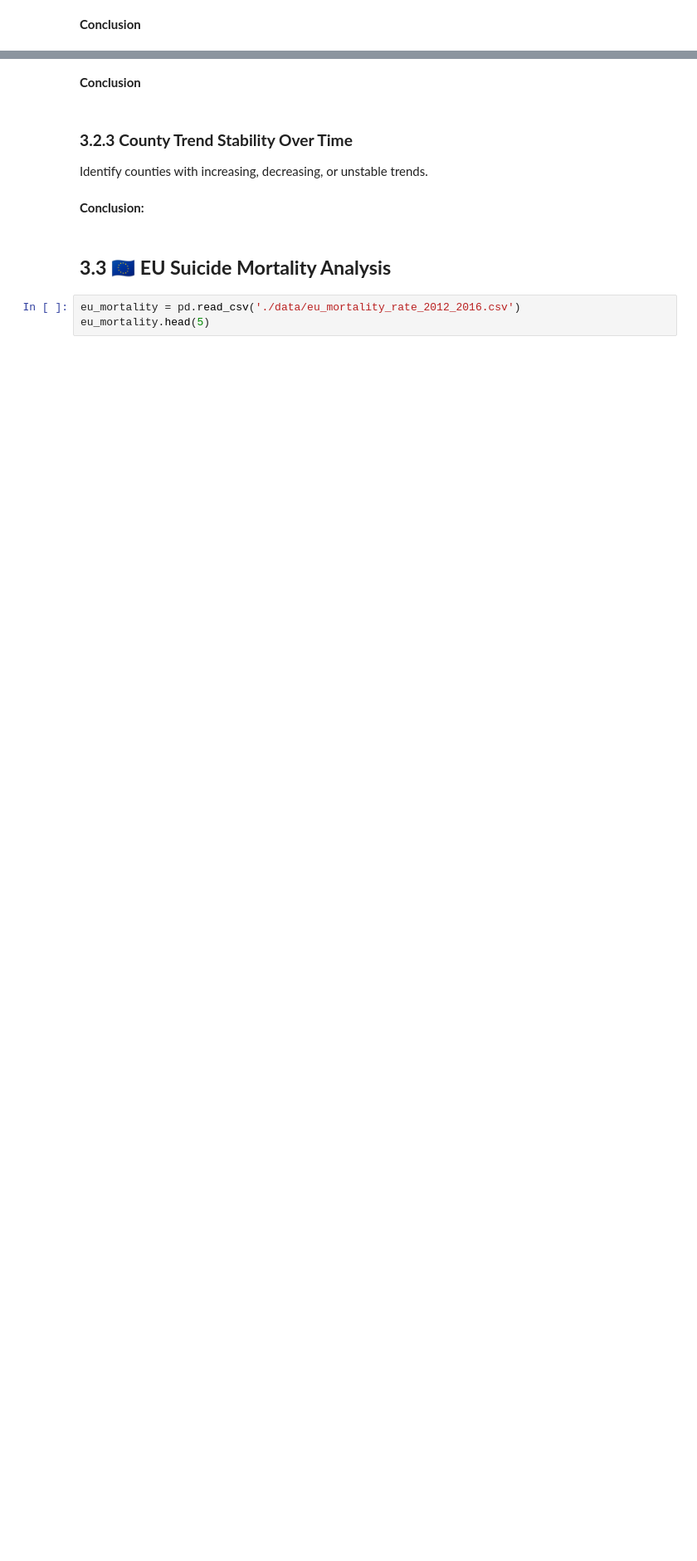
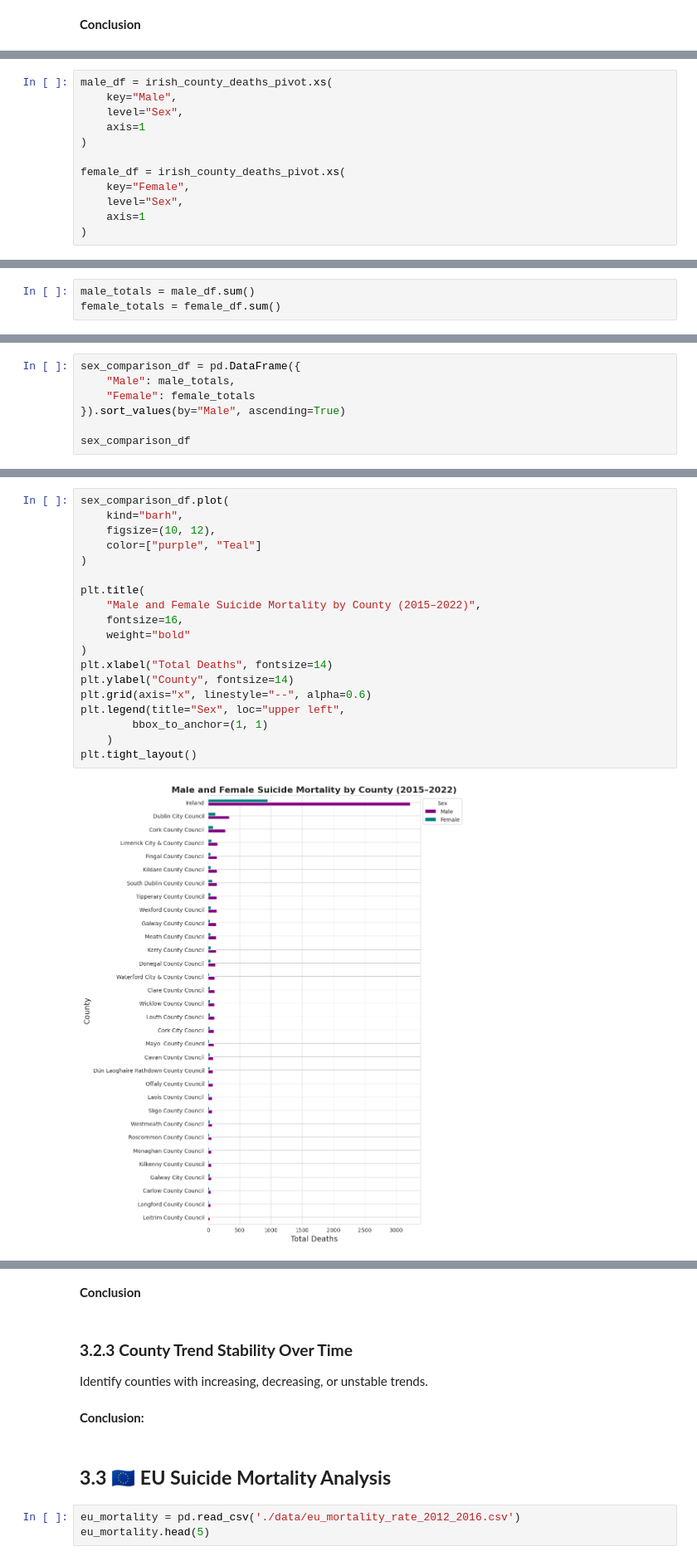
Before and after one commit to NibnabCodes/pfda_project, a Jupyter notebook: analysis.ipynb, the cells around one changed output, grey strips where cells are left out. Shown at 83% size. Cells and saved outputs as stored; diff of their text form; blank space fills up the shorter version.

Commit message:
switched readme photo; created grouped horizontal bar chart to display gender disparity across counties

```diff
--- a/analysis.ipynb
+++ b/analysis.ipynb
@@ -1475,0 +1484,12 @@ Assess whether sex-based differences are consistent across counties.
+# %%
+male_df = irish_county_deaths_pivot.xs(
+    key="Male",
+    level="Sex",
+    axis=1
+)
+
+female_df = irish_county_deaths_pivot.xs(
+    key="Female",
+    level="Sex",
+    axis=1
+)
@@ -1475,0 +1500,3 @@ Assess whether sex-based differences are consistent across counties.
+# %%
+male_totals = male_df.sum()
+female_totals = female_df.sum()
@@ -1475,0 +1505,7 @@ Assess whether sex-based differences are consistent across counties.
+# %%
+sex_comparison_df = pd.DataFrame({
+    "Male": male_totals,
+    "Female": female_totals
+}).sort_values(by="Male", ascending=True)
+
+sex_comparison_df
@@ -1475,0 +1535,21 @@ Assess whether sex-based differences are consistent across counties.
+# %%
+sex_comparison_df.plot(
+    kind="barh",
+    figsize=(10, 12),
+    color=["purple", "Teal"]
+)
+
+plt.title(
+    "Male and Female Suicide Mortality by County (2015–2022)",
+    fontsize=16,
+    weight="bold"
+)
+plt.xlabel("Total Deaths", fontsize=14)
+plt.ylabel("County", fontsize=14)
+plt.grid(axis="x", linestyle="--", alpha=0.6)
+plt.legend(title="Sex", loc="upper left",
+        bbox_to_anchor=(1, 1)
+    )
+plt.tight_layout()
+# %% [output]
+[figure, added]
```
Also changed, not shown: parts of 9 cells of this notebook, 3 other files.
